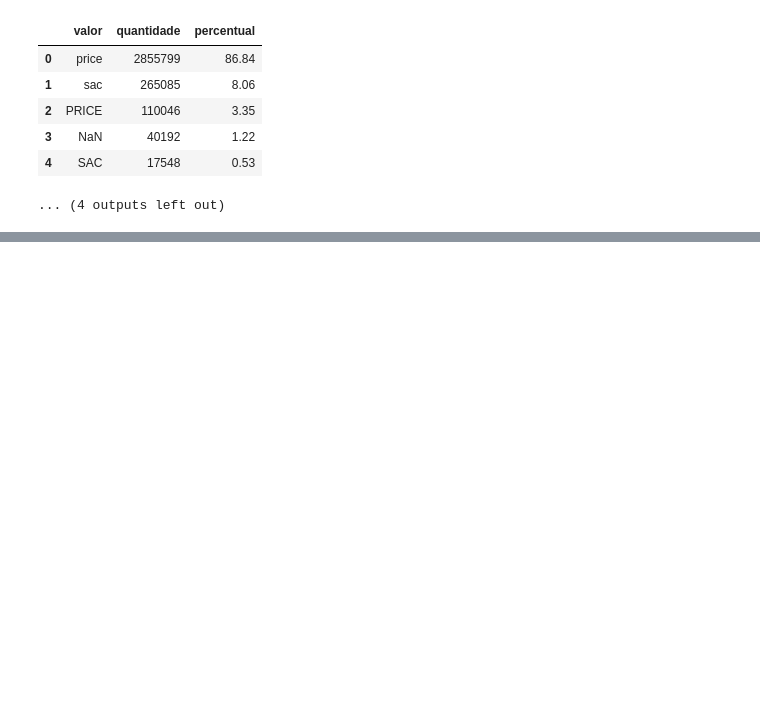
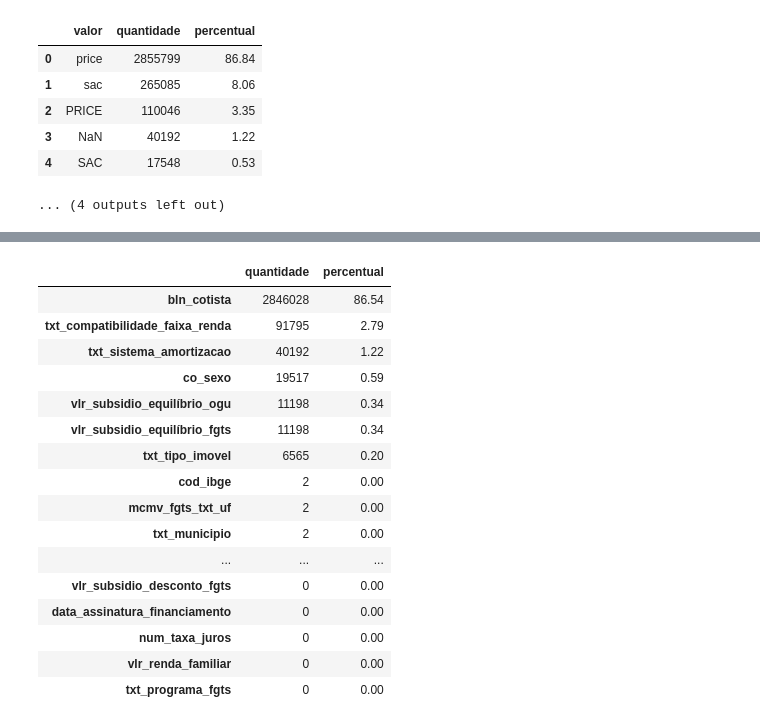
Before and after one commit to leonatya/mcmv-machine-learning, a Jupyter notebook: notebooks/MCMV.ipynb, the cells around one changed output, grey strips where cells are left out. Cells and saved outputs as stored; diff of their text form; code cells hidden in the pictures; blank space fills up the shorter version.

```diff
--- a/notebooks/MCMV.ipynb
+++ b/notebooks/MCMV.ipynb
@@ -751,0 +598,31 @@ Por esse motivo, esses registros não serão classificados ou removidos automati
+# %%
+nulos = (
+    df.isnull()
+      .sum()
+      .sort_values(ascending=False)
+      .to_frame("quantidade")
+)
+
+nulos["percentual"] = (
+    nulos["quantidade"] / len(df) * 100
+).round(2)
+
+display(nulos)
+# %% [output]
+|  | quantidade | percentual |
+| bln_cotista | 2846028 | 86.54 |
+| txt_compatibilidade_faixa_renda | 91795 | 2.79 |
+| txt_sistema_amortizacao | 40192 | 1.22 |
+| co_sexo | 19517 | 0.59 |
+| vlr_subsidio_equilíbrio_ogu | 11198 | 0.34 |
+| vlr_subsidio_equilíbrio_fgts | 11198 | 0.34 |
+| txt_tipo_imovel | 6565 | 0.20 |
+| cod_ibge | 2 | 0.00 |
+| mcmv_fgts_txt_uf | 2 | 0.00 |
+| txt_municipio | 2 | 0.00 |
+| ... | ... | ... |
+| vlr_subsidio_desconto_fgts | 0 | 0.00 |
+| data_assinatura_financiamento | 0 | 0.00 |
+| num_taxa_juros | 0 | 0.00 |
+| vlr_renda_familiar | 0 | 0.00 |
+| txt_programa_fgts | 0 | 0.00 |
```
Also changed, not shown: parts of 27 cells of this notebook.
